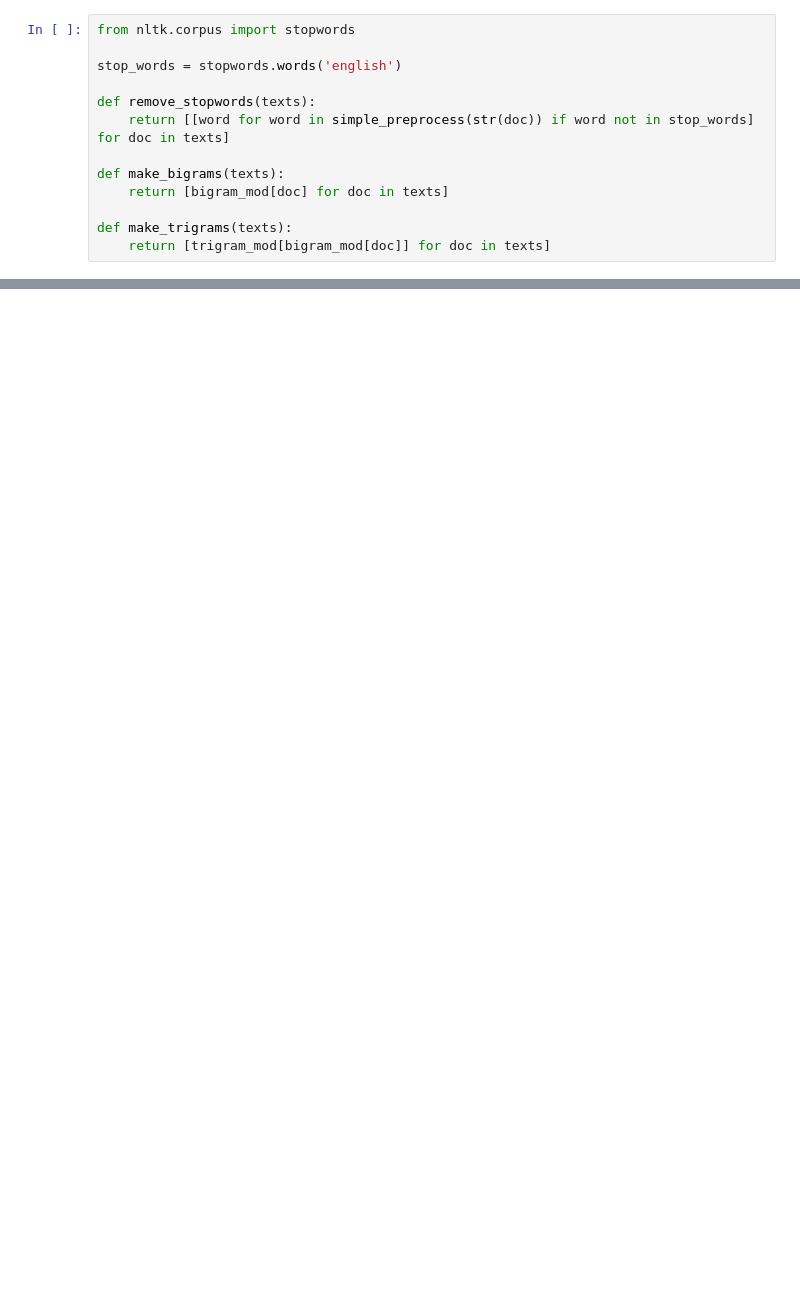
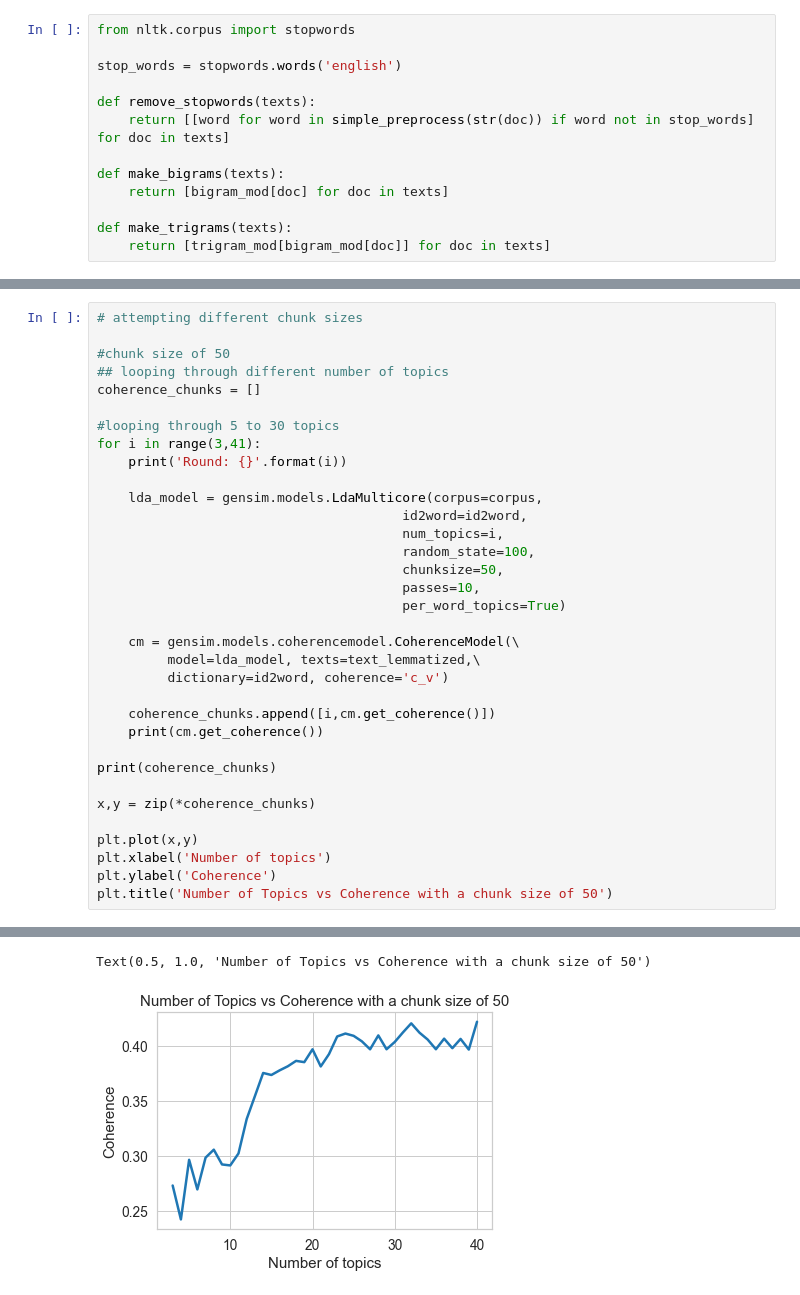
Before and after one commit to vmmadathil/forums_aca_needs, a Jupyter notebook: notebooks/01-vm-title-exploring copy.ipynb, the cells around one changed output, grey strips where cells are left out. Drawn from its saved outputs; the diff is of its cells as text; blank space fills up the shorter version.

```diff
--- a/notebooks/01-vm-title-exploring copy.ipynb
+++ b/notebooks/01-vm-title-exploring copy.ipynb
@@ -238,0 +325,35 @@ def make_trigrams(texts):
+# %%
+# attempting different chunk sizes
+
+#chunk size of 50
+## looping through different number of topics
+coherence_chunks = []
+
+#looping through 5 to 30 topics
+for i in range(3,41):
+    print('Round: {}'.format(i))
+
+    lda_model = gensim.models.LdaMulticore(corpus=corpus,
+                                       id2word=id2word,
+                                       num_topics=i,
+                                       random_state=100,
+                                       chunksize=50,
+                                       passes=10,
+                                       per_word_topics=True)
+
+    cm = gensim.models.coherencemodel.CoherenceModel(\
+         model=lda_model, texts=text_lemmatized,\
+         dictionary=id2word, coherence='c_v')
+
+    coherence_chunks.append([i,cm.get_coherence()])
+    print(cm.get_coherence())
+
+print(coherence_chunks)
+
+x,y = zip(*coherence_chunks)
+
+plt.plot(x,y)
+plt.xlabel('Number of topics')
+plt.ylabel('Coherence')
+plt.title('Number of Topics vs Coherence with a chunk size of 50')
+# %% [output]
@@ -238,0 +377,2 @@ def make_trigrams(texts):
+Text(0.5, 1.0, 'Number of Topics vs Coherence with a chunk size of 50')
+[figure, added]
```
Also changed, not shown: parts of 7 cells of this notebook.
